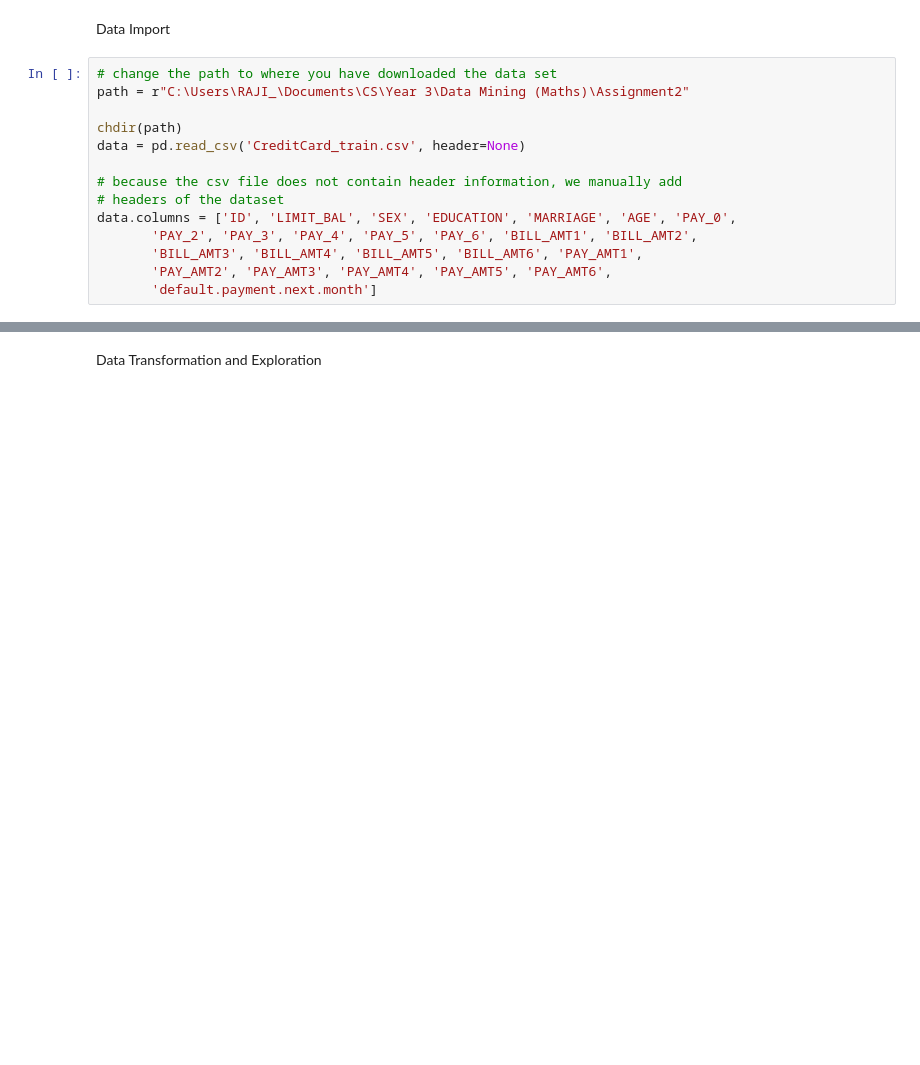
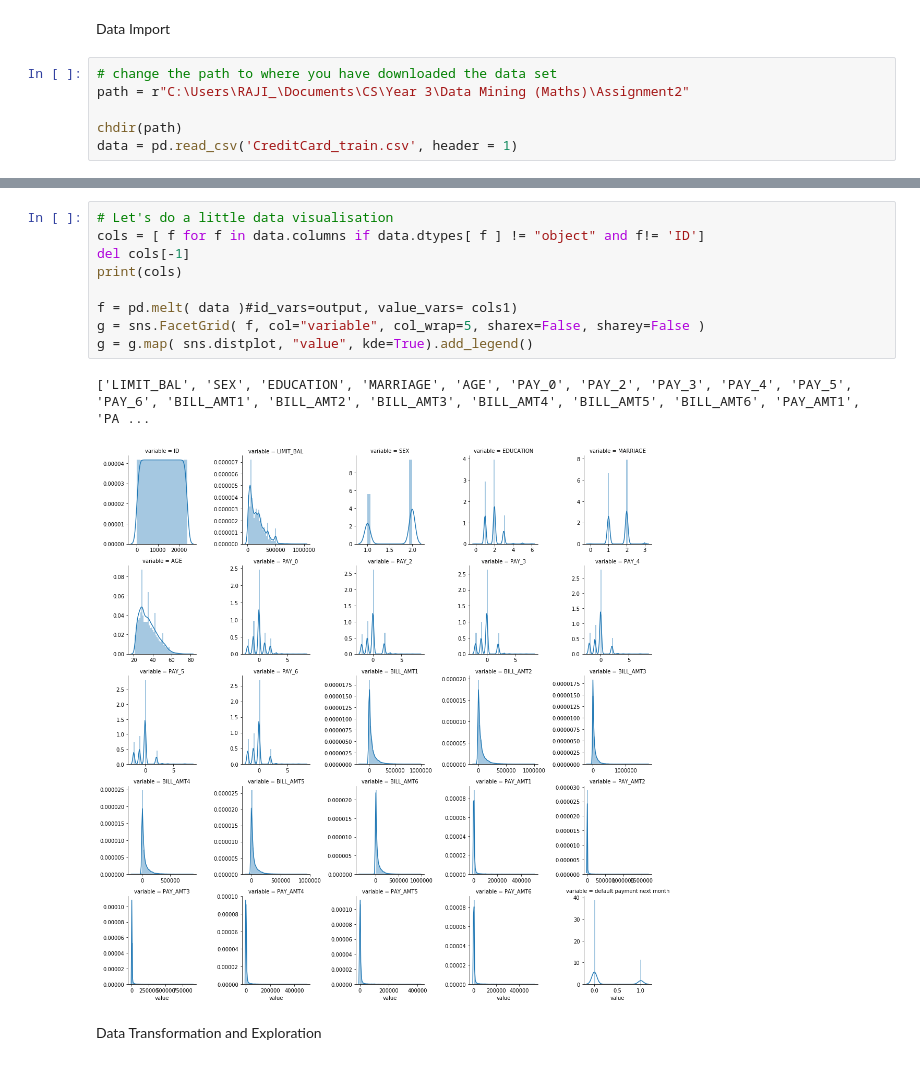
Before and after one commit to AbhinathK/CreditCardML, a Jupyter notebook: CreditCardData.ipynb, the cells around one changed output, grey strips where cells are left out. Drawn from its saved outputs; the diff is of its cells as text; blank space fills up the shorter version.

Commit message:
Data VIs

```diff
--- a/CreditCardData.ipynb
+++ b/CreditCardData.ipynb
@@ -19,12 +20,4 @@ Data Import
 path = r"C:\Users\RAJI_\Documents\CS\Year 3\Data Mining (Maths)\Assignment2"
 
 chdir(path)
-data = pd.read_csv('CreditCard_train.csv', header=None)
-
-# because the csv file does not contain header information, we manually add
-# headers of the dataset
-data.columns = ['ID', 'LIMIT_BAL', 'SEX', 'EDUCATION', 'MARRIAGE', 'AGE', 'PAY_0',
-       'PAY_2', 'PAY_3', 'PAY_4', 'PAY_5', 'PAY_6', 'BILL_AMT1', 'BILL_AMT2',
-       'BILL_AMT3', 'BILL_AMT4', 'BILL_AMT5', 'BILL_AMT6', 'PAY_AMT1',
-       'PAY_AMT2', 'PAY_AMT3', 'PAY_AMT4', 'PAY_AMT5', 'PAY_AMT6',
-       'default.payment.next.month']
+data = pd.read_csv('CreditCard_train.csv', header = 1)
@@ -53,3 +38,15 @@ TypeError: Empty 'DataFrame': no numeric data to plot
+# %%
+# Let's do a little data visualisation
+cols = [ f for f in data.columns if data.dtypes[ f ] != "object" and f!= 'ID']
+del cols[-1]
+print(cols)
+
+f = pd.melt( data )#id_vars=output, value_vars= cols1)
+g = sns.FacetGrid( f, col="variable", col_wrap=5, sharex=False, sharey=False )
+g = g.map( sns.distplot, "value", kde=True).add_legend()
+# %% [output]
+['LIMIT_BAL', 'SEX', 'EDUCATION', 'MARRIAGE', 'AGE', 'PAY_0', 'PAY_2', 'PAY_3', 'PAY_4', 'PAY_5', 'PAY_6', 'BILL_AMT1', 'BILL_AMT2', 'BILL_AMT3', 'BILL_AMT4', 'BILL_AMT5', 'BILL_AMT6', 'PAY_AMT1', 'PA ...
+[figure, added]
 # %% [markdown]
 Data Transformation and Exploration
 # %% [markdown]
```
Also changed, not shown: parts of 5 cells of this notebook, 4 other files.
